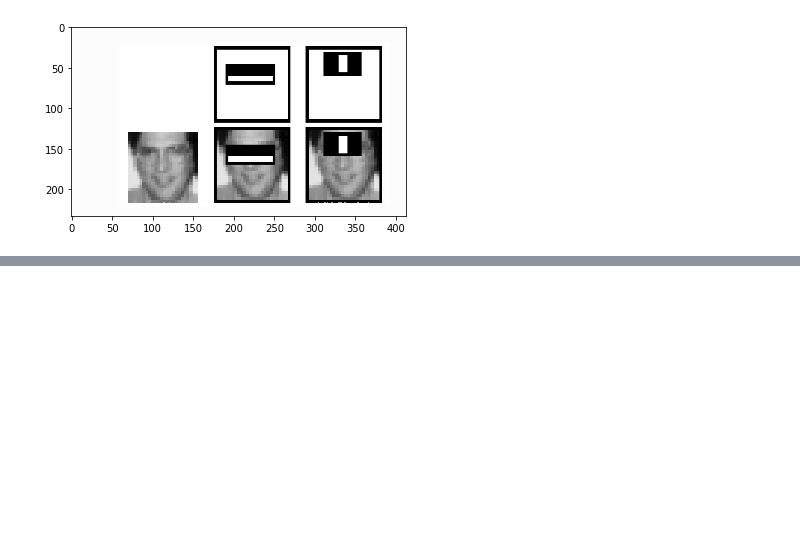
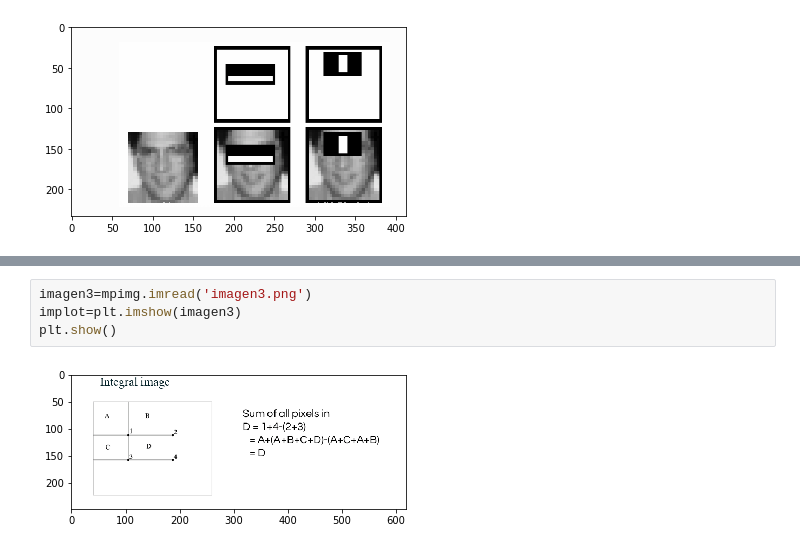
Before and after one commit to Luisarvp/IA-CLASE-L5, a Jupyter notebook: Practica Deteccion Facial.ipynb, the cells around one changed output, grey strips where cells are left out. Saved outputs shown, nothing was run; the diff lists cells and outputs as text; blank space fills up the shorter version.

```diff
--- a/Practica Deteccion Facial.ipynb
+++ b/Practica Deteccion Facial.ipynb
@@ -51,0 +58,6 @@ plt.show()
+# %%
+imagen3=mpimg.imread('imagen3.png')
+implot=plt.imshow(imagen3)
+plt.show()
+# %% [output]
+[figure, added]
```
Also changed, not shown: parts of 23 cells of this notebook.
